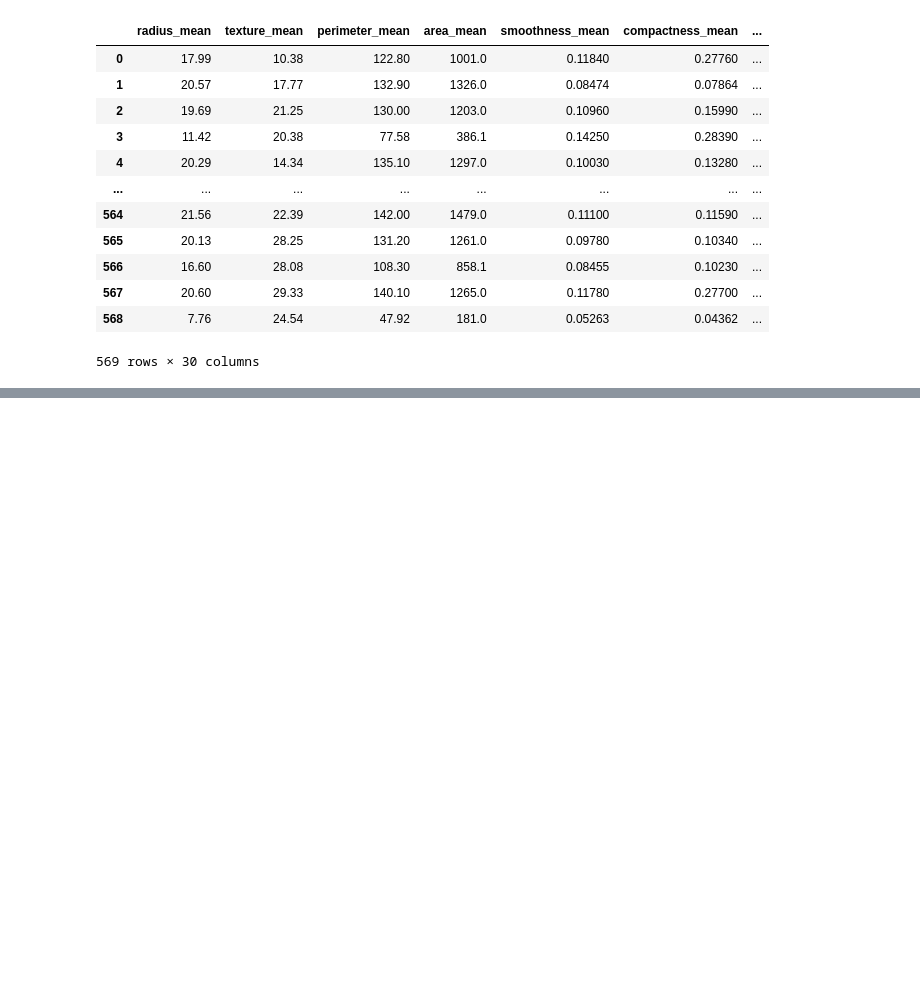
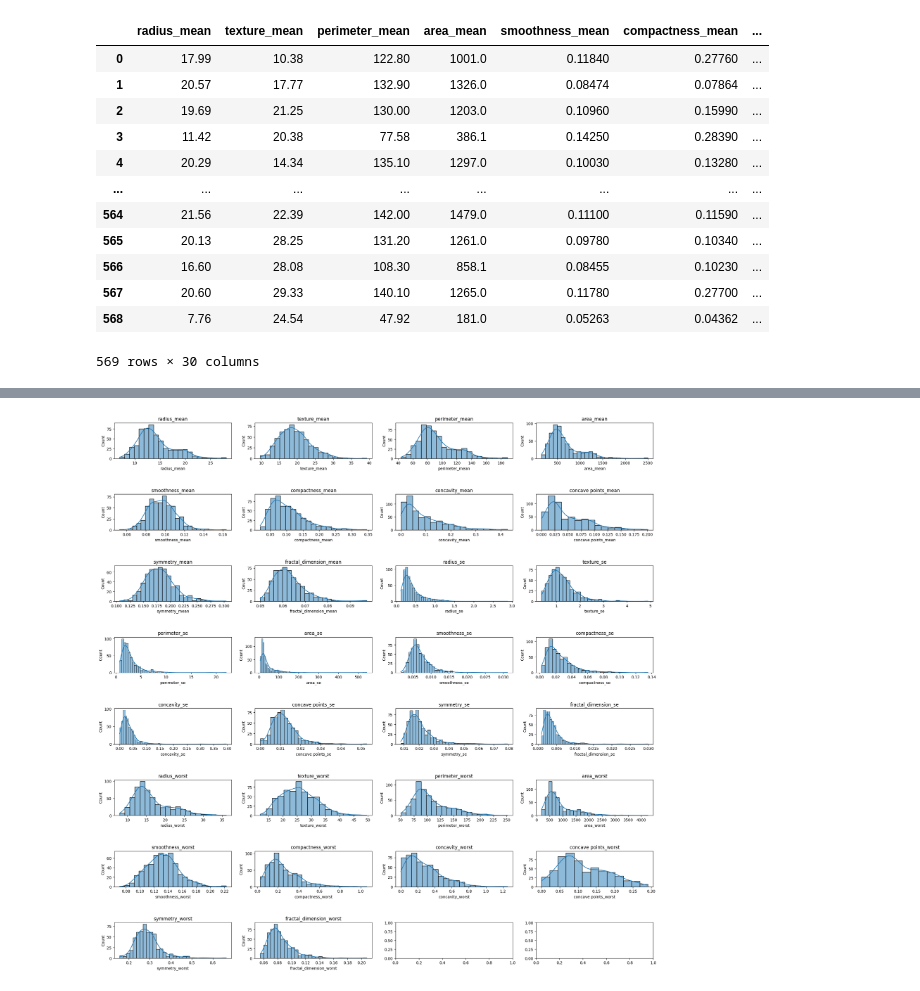
Before and after one commit to SimonGarcia01/cancer-analysis, a Jupyter notebook: DataExploration.ipynb, the cells around one changed output, grey strips where cells are left out. Cells and saved outputs as stored; diff of their text form; code cells hidden in the pictures; blank space fills up the shorter version.

```diff
--- a/DataExploration.ipynb
+++ b/DataExploration.ipynb
@@ -173,0 +187,15 @@ data[data.columns[2:32]]
+# %%
+#In the graph above the varibales show that  a malignant cancer appers to have higher values inside every varibale, but olso show the biggest deviation
+
+#now we will look at the general distribution of the data and see how it behaves
+fig, axes = plt.subplots(nrows=8, ncols=4, figsize=(25, 25))
+fig.subplots_adjust(hspace=1)
+
+axes = axes.flatten()
+
+for i, column in enumerate(parameters.columns):
+    sns.histplot(x=column, data = data, kde = True , ax=axes[i])
+    axes[i].set_title(f'{column}')
+    axes[i].set_xlabel(column)
+# %% [output]
+[figure, added]
```
Also changed, not shown: parts of 46 cells of this notebook.
